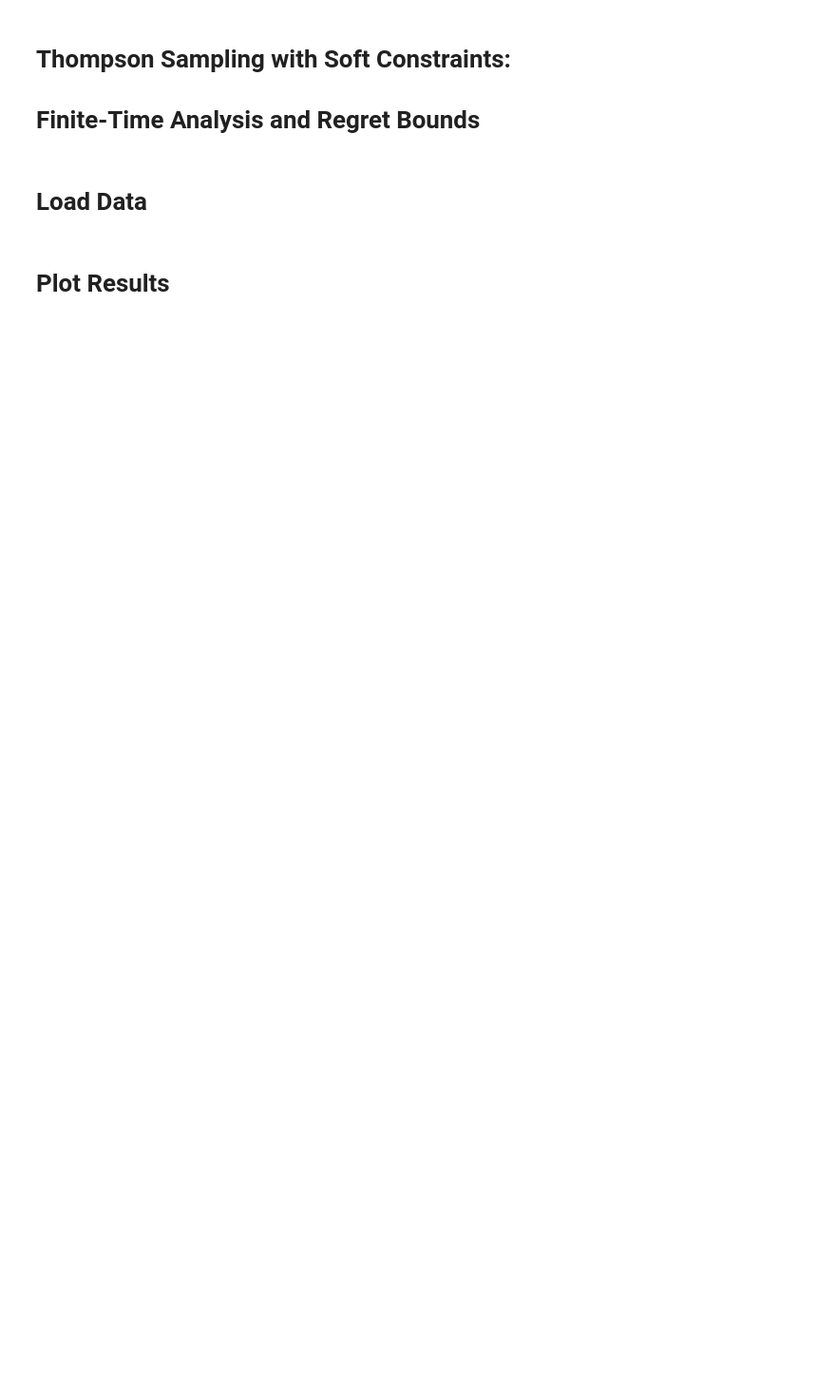
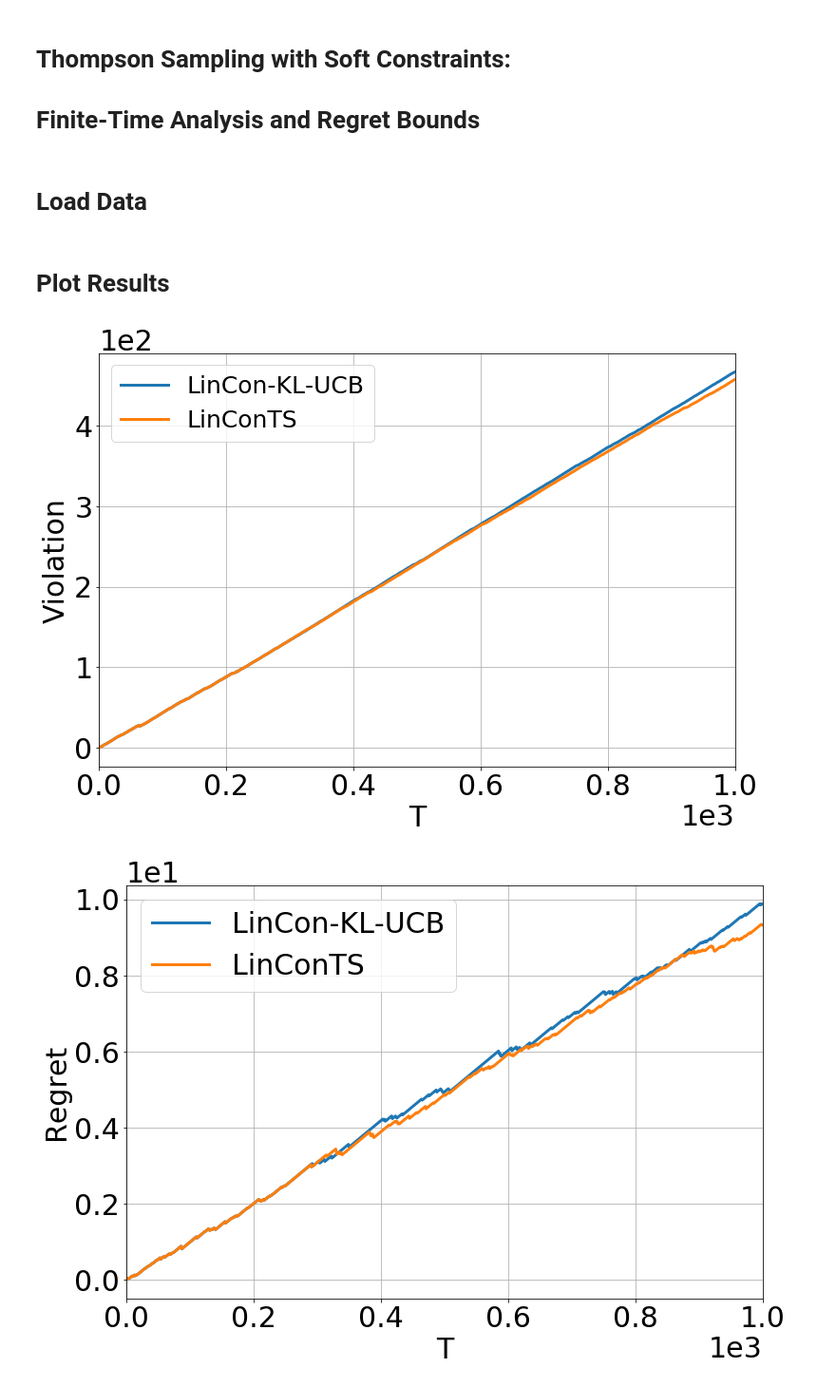
Before and after one commit to vidits-kth/LinConTS, a Jupyter notebook: LinConTS_plots.ipynb, the cells around one changed output. Shown at 95% size. Cells and saved outputs as stored; diff of their text form; code cells hidden in the pictures; blank space fills up the shorter version.

```diff
--- a/LinConTS_plots.ipynb
+++ b/LinConTS_plots.ipynb
@@ -37,2 +29,57 @@ sampling_interval = 1#int( T / 10 )
 # %% [markdown]
 # Plot Results
+# %%
+plt.rcParams.update({'font.size': 30,
+                     'lines.linewidth' : 3,
+                     'lines.markersize': 20})
+
+
+#------------------------------------
+# Expected Violation
+#------------------------------------
+
+plt.figure(figsize=[12, 8])
+plt.grid(True)
+
+plt.ticklabel_format(style='sci', axis='y', scilimits=(0,0))
+plt.ticklabel_format(style='sci', axis='x', scilimits=(3,3))
+plt.xlim([0, T])
+#plt.ylim([0, 5000])
+
+x_ticks = np.arange(0, T)
+
+plt.plot(x_ticks, np.mean( lincon_kl_ucb_cum_violation, axis=0)[offset:])
+plt.plot(x_ticks, np.mean( lincon_ts_cum_violation, axis=0)[offset:])
+
+plt.legend(['LinCon-KL-UCB', 'LinConTS'], loc='upper left', fontsize=25)
+plt.xlabel('T')
+plt.ylabel('Violation')
+
+plt.show()
+
+#------------------------------------
+# Expected Regret
+#------------------------------------
+
+plt.figure(figsize=[12, 8])
+plt.grid(True)
+
+plt.ticklabel_format(style='sci', axis='y', scilimits=(0,0))
+plt.ticklabel_format(style='sci', axis='x', scilimits=(3,3))
+plt.xlim([0, T])
+#plt.ylim([0, 2000])
+
+x_ticks = np.arange(0, T)
+samples = np.arange(0, T, sampling_interval)
+
+plt.plot(x_ticks, np.mean( lincon_kl_ucb_cum_regret, axis=0 ) )
+plt.plot(x_ticks, np.mean( lincon_ts_cum_regret, axis=0 ) )
+
+plt.legend(['LinCon-KL-UCB', 'LinConTS'], loc='upper left')
+plt.xlabel('T')
+plt.ylabel('Regret')
+
+plt.show()
+# %% [output]
+[figure, added]
+[figure, added]
```
Also changed, not shown: parts of 6 cells of this notebook.
